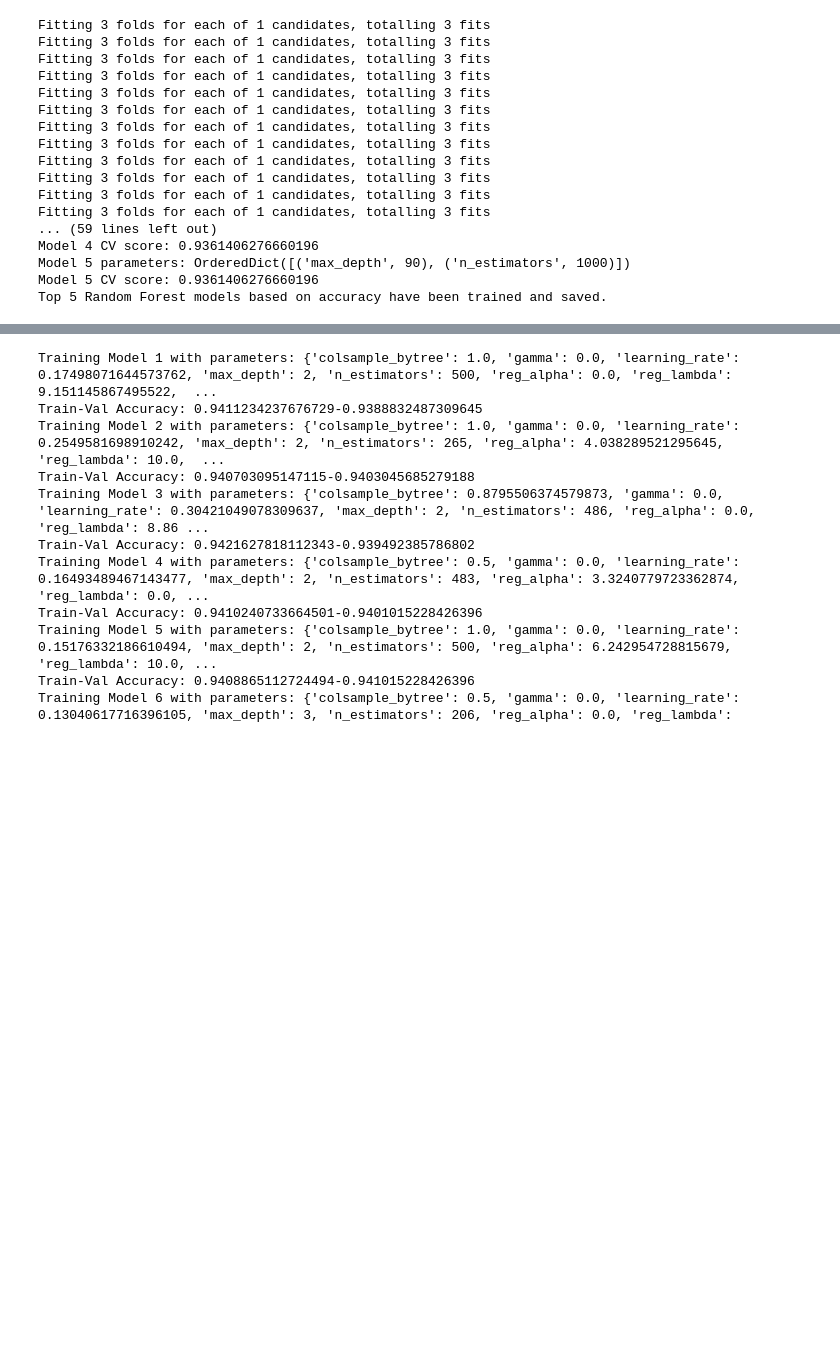
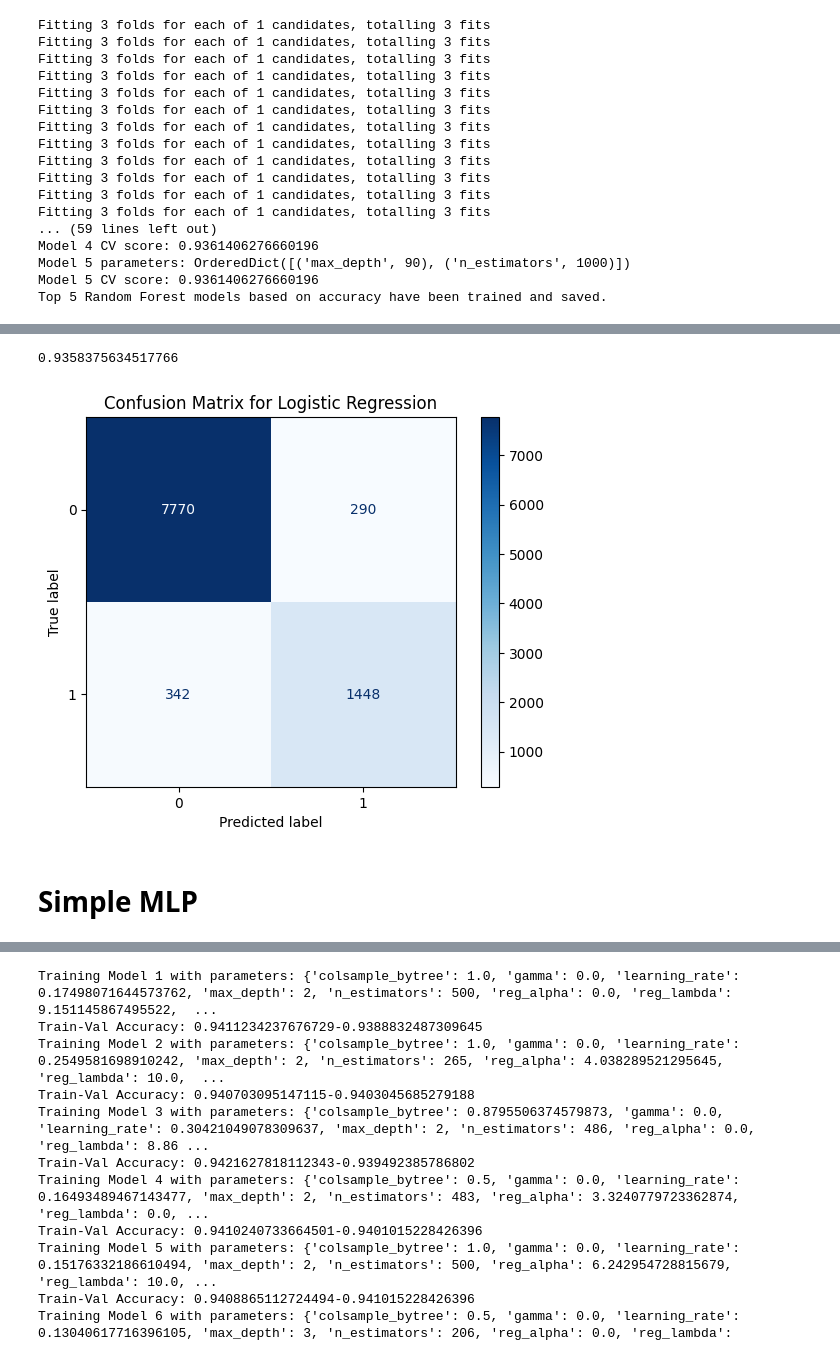
Before and after one commit to geopan2000/Exploring-Mental-Health-Data, a Jupyter notebook: Mental-Health-Data4.ipynb, the cells around one changed output, grey strips where cells are left out. Saved outputs shown, nothing was run; the diff lists cells and outputs as text; code cells hidden in the pictures; blank space fills up the shorter version.

```diff
--- a/Mental-Health-Data4.ipynb
+++ b/Mental-Health-Data4.ipynb
@@ -632,0 +742,16 @@ Top 5 Random Forest models based on accuracy have been trained and saved.
+# %%
+y_pred = logistic_model.predict(X_val)
+
+# Compute confusion matrix
+cm = confusion_matrix(y_val, y_pred)
+print(accuracy_score(y_val, y_pred))
+# Plot confusion matrix with colors
+disp = ConfusionMatrixDisplay(confusion_matrix=cm, display_labels=best_model.classes_)
+disp.plot(cmap=plt.cm.Blues)
+plt.title("Confusion Matrix for Logistic Regression")
+plt.show()
+# %% [output]
+0.9358375634517766
+[figure, added]
+# %% [markdown]
+# Simple MLP
```
Also changed, not shown: parts of 12 cells of this notebook.
